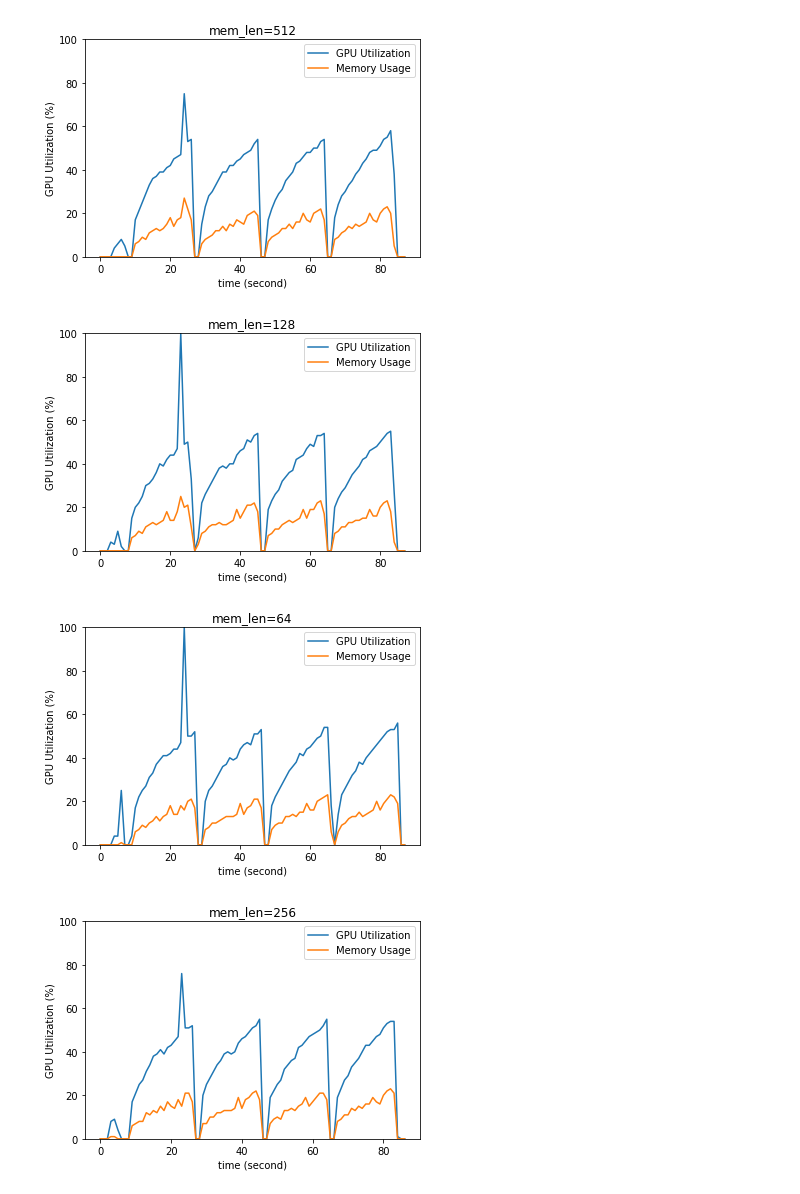
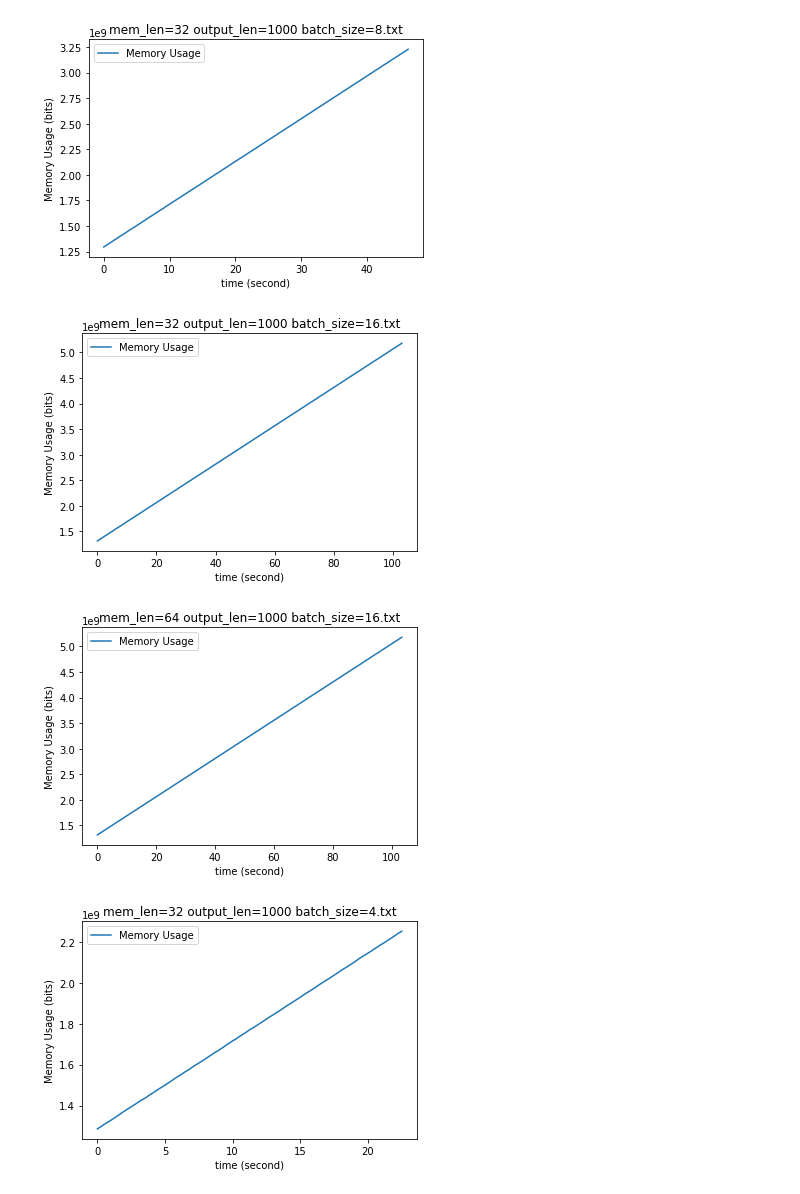
Before and after one commit to JerryPan2718/GPU-Research, a Jupyter notebook: Benchmark/Experiments/causal-transformer-decoder-script (20211027)/plot-GPU-utilization.ipynb, the cells around one changed output. Drawn from its saved outputs; the diff is of its cells as text; code cells hidden in the pictures.

```diff
--- a/Benchmark/Experiments/causal-transformer-decoder-script (20211027)/plot-GPU-utilization.ipynb
+++ b/Benchmark/Experiments/causal-transformer-decoder-script (20211027)/plot-GPU-utilization.ipynb
@@ -32,27 +44,25 @@ file = Path.cwd() / fileName
 # %%
 for fileName in files:
-    if fileName[-1] != ")": continue
+    if fileName[-1] != "t": continue
     file = Path.cwd() / fileName
     with open(file, 'r') as text:
         textfile = text.read()
-    #     print(textfile)
-    logs = textfile.split("]")[2].split("^")[0].split("\n")[1:-1]
-    logs_parsed = [log.replace("%", "").split(",") for log in logs]
-    for i in range(len(logs_parsed)):
-        logs_parsed[i] = [int(log) for log in logs_parsed[i]]
-    GPU = [log[0] for log in logs_parsed]
-    Memory = [log[1] for log in logs_parsed]
-    t = np.arange(len(GPU))
+#     print(textfile)
+    runtime = float(textfile.split("\n")[0])
+    memory = textfile.split("\n")[1].split(",")
+    memory[0] = memory[0][1:]
+    memory[-1] = memory[-1][:-1]
+    memory = [int(mem) for mem in memory]
+    t = np.linspace(start=0, stop=runtime, num=len(memory)).tolist()
     plt.figure()
-    plt.plot(t, GPU, label='GPU Utilization')
-    plt.plot(t, Memory, label='Memory Usage')
-    plt.ylim(0, 100)
+    plt.plot(t, memory, label='Memory Usage')
+    # plt.ylim(0, 100)
     plt.xlabel("time (second)")
-    plt.ylabel("GPU Utilization (%)")
+    plt.ylabel("Memory Usage (bits)")
     plt.legend()
-    plt.title(fileName.split("/")[-1].split("(")[-1].split(")")[0])
+    plt.title(fileName)
 # %% [output]
-[figure, old version]
+[figure, new version]
-[figure, old version]
+[figure, new version]
-[figure, old version]
+[figure, new version]
-[figure, old version]
+[figure, new version]
```
Also changed, not shown: parts of 4 cells of this notebook, 1 other file.
